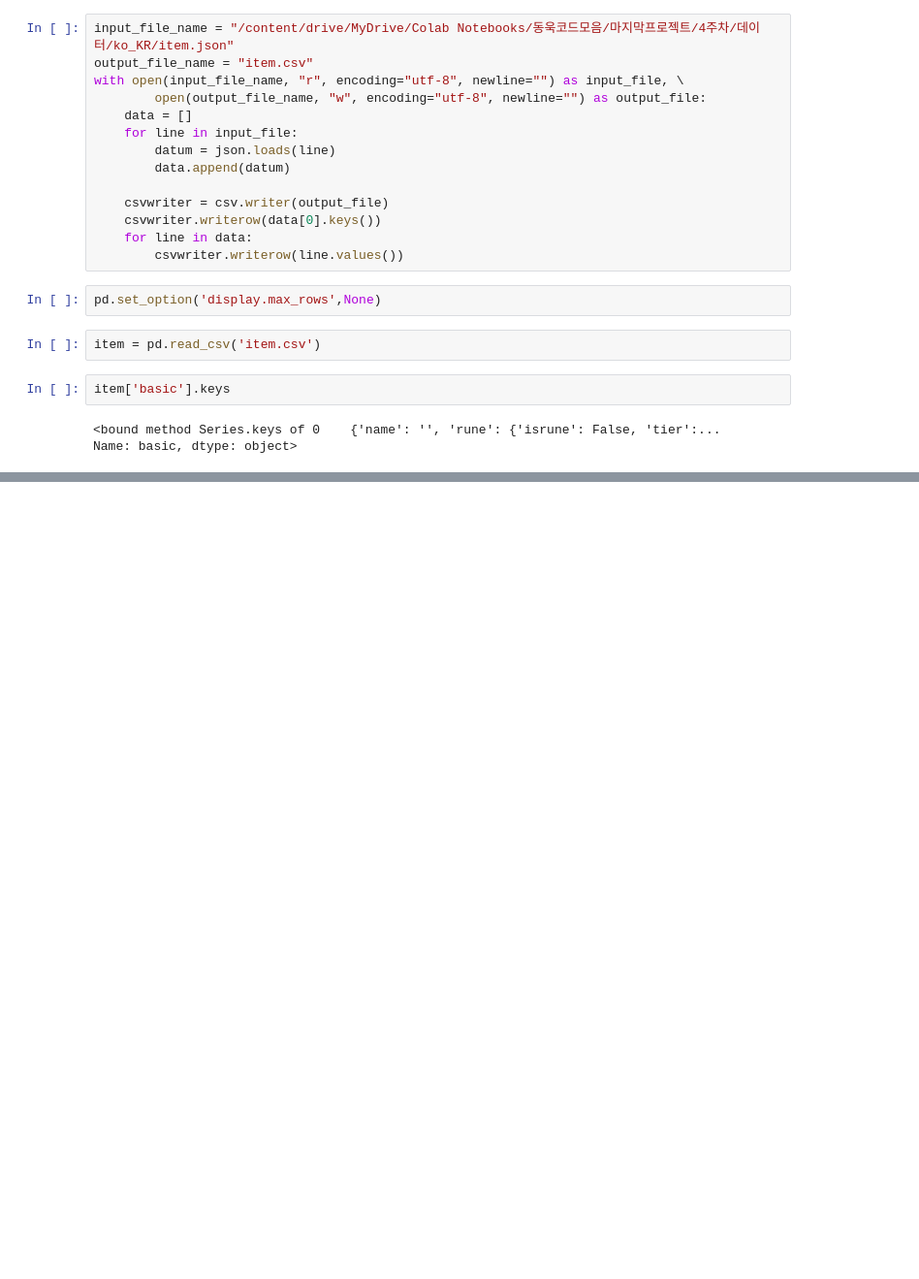
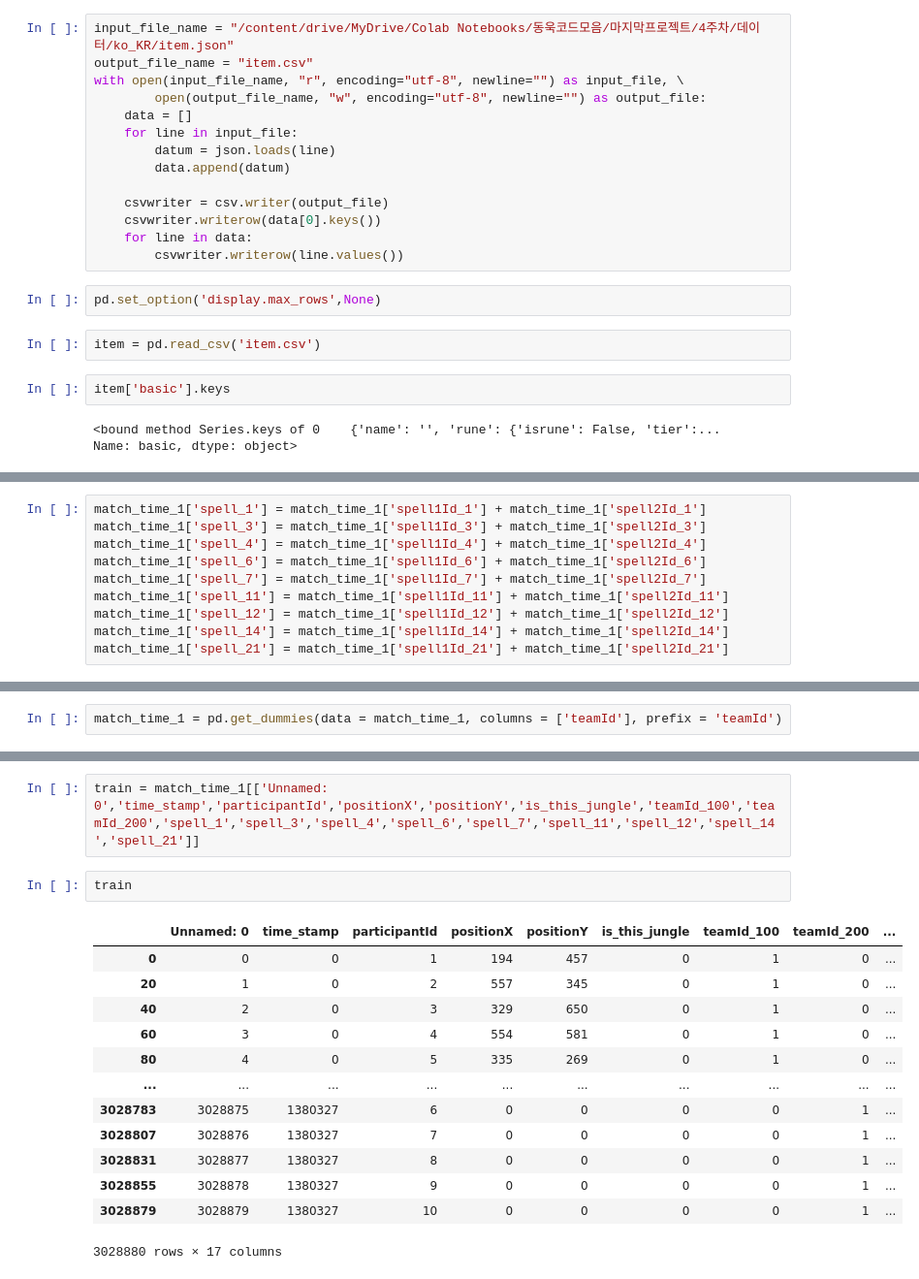
Before and after one commit to cabbi120101/PRJ_OK15GG, a Jupyter notebook: Try/좌표.ipynb, the cells around one changed output, grey strips where cells are left out. Shown at 97% size. Saved outputs shown, nothing was run; the diff lists cells and outputs as text; blank space fills up the shorter version.

```diff
--- a/Try/좌표.ipynb
+++ b/Try/좌표.ipynb
@@ -69,0 +258,10 @@ AttributeError: ignored
+# %%
+match_time_1['spell_1'] = match_time_1['spell1Id_1'] + match_time_1['spell2Id_1']
+match_time_1['spell_3'] = match_time_1['spell1Id_3'] + match_time_1['spell2Id_3']
+match_time_1['spell_4'] = match_time_1['spell1Id_4'] + match_time_1['spell2Id_4']
+match_time_1['spell_6'] = match_time_1['spell1Id_6'] + match_time_1['spell2Id_6']
+match_time_1['spell_7'] = match_time_1['spell1Id_7'] + match_time_1['spell2Id_7']
+match_time_1['spell_11'] = match_time_1['spell1Id_11'] + match_time_1['spell2Id_11']
+match_time_1['spell_12'] = match_time_1['spell1Id_12'] + match_time_1['spell2Id_12']
+match_time_1['spell_14'] = match_time_1['spell1Id_14'] + match_time_1['spell2Id_14']
+match_time_1['spell_21'] = match_time_1['spell1Id_21'] + match_time_1['spell2Id_21']
@@ -69,0 +286,2 @@ AttributeError: ignored
+# %%
+match_time_1 = pd.get_dummies(data = match_time_1, columns = ['teamId'], prefix = 'teamId')
@@ -69,0 +308,18 @@ AttributeError: ignored
+# %%
+train = match_time_1[['Unnamed: 0','time_stamp','participantId','positionX','positionY','is_this_jungle','teamId_100','teamId_200','spell_1','spell_3','spell_4','spell_6','spell_7','spell_11','spell_12','spell_14','spell_21']]
+# %%
+train
+# %% [output]
+|  | Unnamed: 0 | time_stamp | participantId | positionX | positionY | is_this_jungle | teamId_100 | teamId_200 | ... |
+| 0 | 0 | 0 | 1 | 194 | 457 | 0 | 1 | 0 | ... |
+| 20 | 1 | 0 | 2 | 557 | 345 | 0 | 1 | 0 | ... |
+| 40 | 2 | 0 | 3 | 329 | 650 | 0 | 1 | 0 | ... |
+| 60 | 3 | 0 | 4 | 554 | 581 | 0 | 1 | 0 | ... |
+| 80 | 4 | 0 | 5 | 335 | 269 | 0 | 1 | 0 | ... |
+| ... | ... | ... | ... | ... | ... | ... | ... | ... | ... |
+| 3028783 | 3028875 | 1380327 | 6 | 0 | 0 | 0 | 0 | 1 | ... |
+| 3028807 | 3028876 | 1380327 | 7 | 0 | 0 | 0 | 0 | 1 | ... |
+| 3028831 | 3028877 | 1380327 | 8 | 0 | 0 | 0 | 0 | 1 | ... |
+| 3028855 | 3028878 | 1380327 | 9 | 0 | 0 | 0 | 0 | 1 | ... |
+| 3028879 | 3028879 | 1380327 | 10 | 0 | 0 | 0 | 0 | 1 | ... |
+3028880 rows × 17 columns
```
Also changed, not shown: parts of 58 cells of this notebook.
